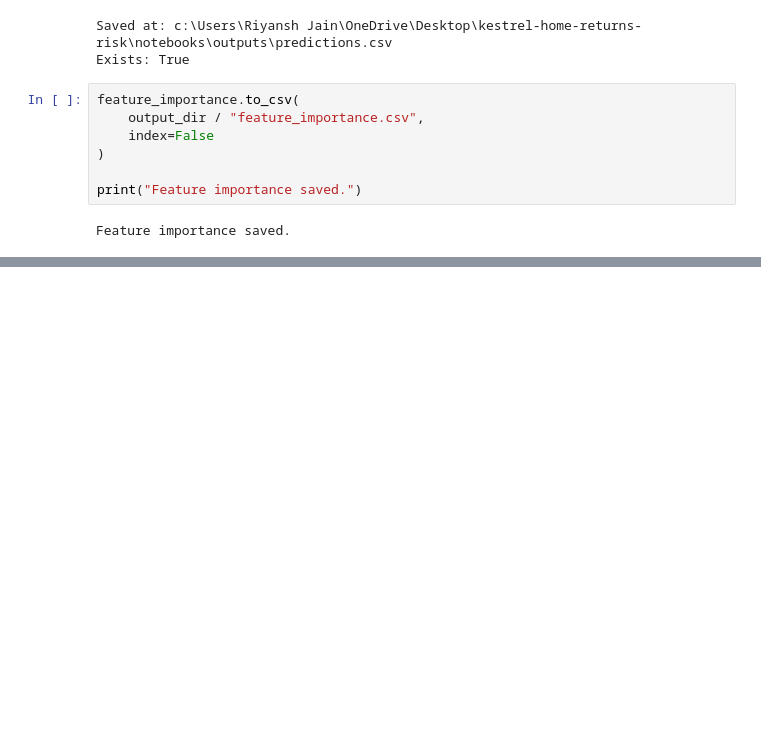
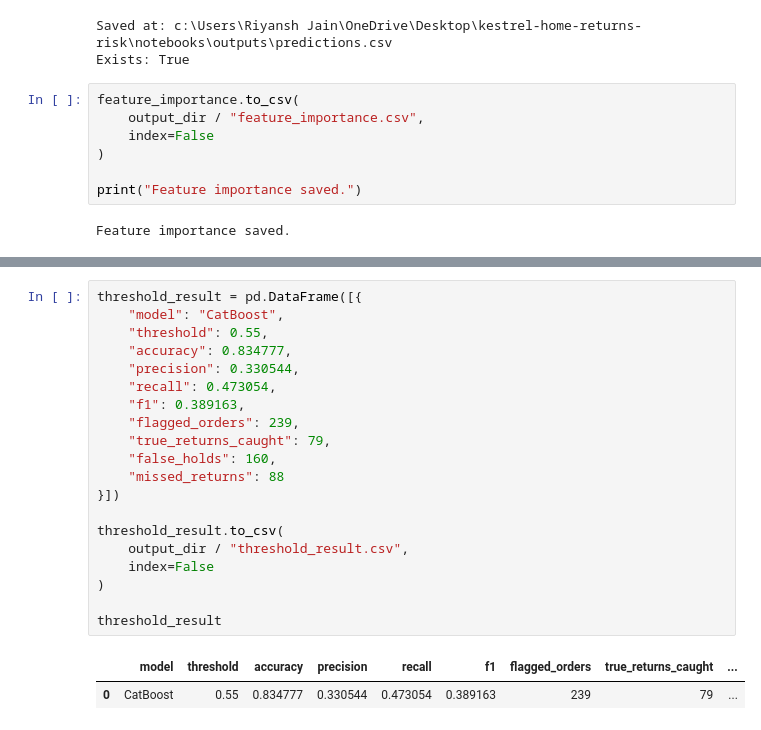
Before and after one commit to Riyansh2409/kestrel-home-returns-risk, a Jupyter notebook: notebooks/01_data_audit.ipynb, the cells around one changed output, grey strips where cells are left out. Saved outputs shown, nothing was run; the diff lists cells and outputs as text; blank space fills up the shorter version.

```diff
--- a/notebooks/01_data_audit.ipynb
+++ b/notebooks/01_data_audit.ipynb
@@ -2062,0 +2175,23 @@ Feature importance saved.
+# %%
+threshold_result = pd.DataFrame([{
+    "model": "CatBoost",
+    "threshold": 0.55,
+    "accuracy": 0.834777,
+    "precision": 0.330544,
+    "recall": 0.473054,
+    "f1": 0.389163,
+    "flagged_orders": 239,
+    "true_returns_caught": 79,
+    "false_holds": 160,
+    "missed_returns": 88
+}])
+
+threshold_result.to_csv(
+    output_dir / "threshold_result.csv",
+    index=False
+)
+
+threshold_result
+# %% [output]
+|  | model | threshold | accuracy | precision | recall | f1 | flagged_orders | true_returns_caught | ... |
+| 0 | CatBoost | 0.55 | 0.834777 | 0.330544 | 0.473054 | 0.389163 | 239 | 79 | ... |
```
Also changed, not shown: parts of 8 cells of this notebook, 2 other files.
